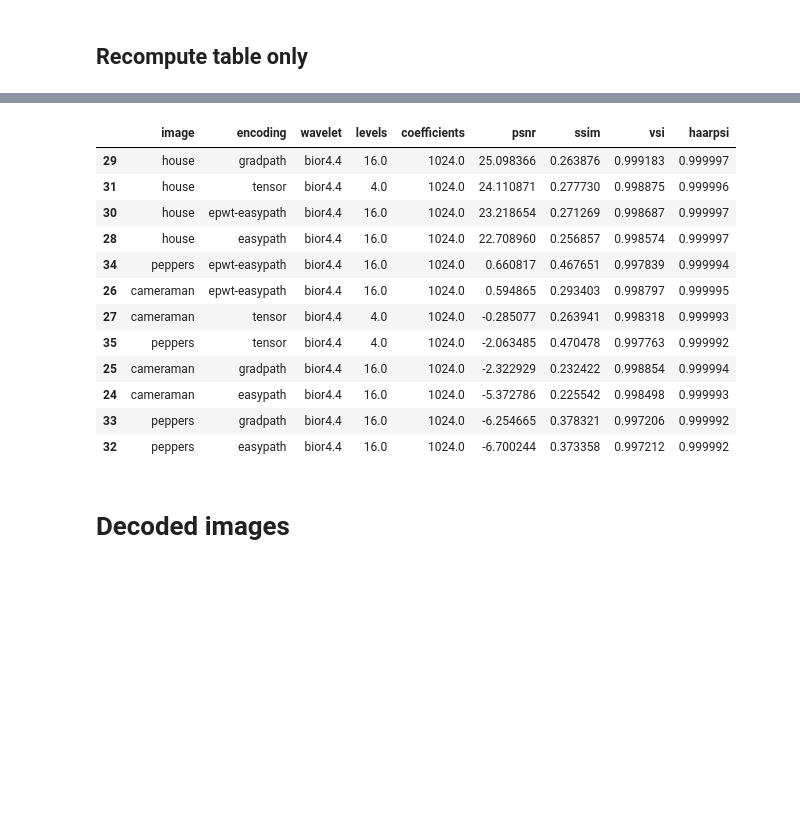
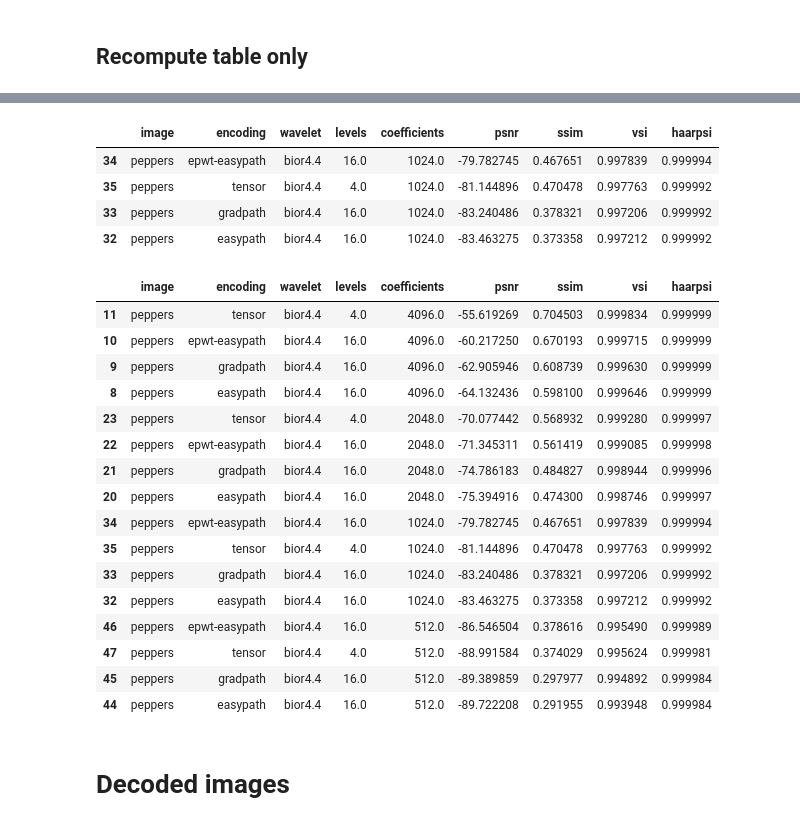
Before and after one commit to nareto/rbepwt, a Jupyter notebook: notebooks/table-characteristics.ipynb, the cells around one changed output, grey strips where cells are left out. Cells and saved outputs as stored; diff of their text form; code cells hidden in the pictures; blank space fills up the shorter version.

```diff
--- a/notebooks/table-characteristics.ipynb
+++ b/notebooks/table-characteristics.ipynb
@@ -19,6 +20,7 @@ img_codenames = ['peppers256-easypath-bior4.4-16levels',\
                  'cameraman256-gradpath-bior4.4-16levels',\
                  'cameraman256-epwt-easypath-bior4.4-16levels',\
 ]
+img_codenames = ['peppers256-gradpath-haar-16levels']
 #they havel all 256*256=65536 pixels
 thresholds = [4096,2048,1024,512]
 #save = False
@@ -50,7 +52,8 @@ for thresh in thresholds:
         imgname,encoding = splitted[:2]
         imgname = imgname.rstrip('256')
         #print(imgname,encoding)
-        table.loc[len(table)] = [imgname,encoding,'bior4.4',16,thresh,psnr,ssim,vsi,haarpsi]
+        #table.loc[len(table)] = [imgname,encoding,'bior4.4',16,thresh,psnr,ssim,vsi,haarpsi]
+        table.loc[len(table)] = [imgname,encoding,'haar',16,thresh,psnr,ssim,vsi,haarpsi]
         print(table)
 # %% [output]
 --DECODING: finished working on level 16
@@ -74,12 +77,15 @@ for thresh in thresholds:
 # Compute DWT encodings and save them
 # %%
 #tensor product wavelet transform
-fnames = ['peppers256.png','house256.png','cameraman256.png']
+imgpath = '../img/'
+#fnames = ['peppers256.png','house256.png','cameraman256.png']
+fnames = ['peppers256.png']
 for thresh in thresholds:
     for fname in fnames:
         img = rbepwt.Image()
         img.read(imgpath+fname)
-        img.encode_dwt(4,'bior4.4')
+        #img.encode_dwt(4,'bior4.4')
+        img.encode_dwt(8,'haar')
         img.dwt.threshold_coefs(thresh)
         img.decode_dwt()
         psnr = img.psnr()
@@ -87,29 +93,38 @@ for thresh in thresholds:
         vsi = img.vsi()
         haarpsi = img.haarpsi()
         imgname = fname.rstrip('.png')
-        savename = imgname+'-tensor-bior4.4-4levels--'+str(thresh)
+        #savename = imgname+'-tensor-bior4.4-4levels--'+str(thresh)
+        savename = imgname+'-tensor-haar-8levels--'+str(thresh)
         img.save_pickle(savedir+savename)
-        table.loc[len(table)] = [imgname.rstrip('256'),'tensor','bior4.4',4,thresh,psnr,ssim,vsi,haarpsi]
+        #table.loc[len(table)] = [imgname.rstrip('256'),'tensor','bior4.4',4,thresh,psnr,ssim,vsi,haarpsi]
+        table.loc[len(table)] = [imgname.rstrip('256'),'tensor','haar',8,thresh,psnr,ssim,vsi,haarpsi]
 # %% [markdown]
 ## Recompute table only
 # %%
 table = pd.DataFrame(columns=['image','encoding','wavelet','levels','coefficients','psnr','ssim','vsi','haarpsi'])
+#img_names = ['cameraman256','house256','peppers256']
+img_names = ['peppers256']
+#encodings = ['easypath','gradpath','epwt-easypath','tensor']
+encodings = ['gradpath','tensor']
 for thresh in thresholds:
-    for imgname in ['cameraman256','house256','peppers256']:
-        for enc in ['easypath','gradpath','epwt-easypath','tensor']:
+    for imgname in img_names:
+        for enc in encodings:
             img = rbepwt.Image()
             if enc == 'tensor':
-                levs = '4'
+                #levs = '4'
+                levs = '8'
             else:
                 levs = '16'
-            loadstr = savedir+imgname+'-'+enc+'-bior4.4'+'-'+levs+'levels--'+str(thresh)
+            #loadstr = savedir+imgname+'-'+enc+'-bior4.4'+'-'+levs+'levels--'+str(thresh)
+            loadstr = savedir+imgname+'-'+enc+'-haar'+'-'+levs+'levels--'+str(thresh)
             #print(loadstr)
             img.load_pickle(loadstr)
             psnr = img.psnr()
             ssim = img.ssim()
             vsi = img.vsi()
             haarpsi = img.haarpsi()
-            table.loc[len(table)] = [imgname.rstrip('256'),enc,'bior4.4',int(levs),thresh,psnr,ssim,vsi,haarpsi]
+            #table.loc[len(table)] = [imgname.rstrip('256'),enc,'bior4.4',int(levs),thresh,psnr,ssim,vsi,haarpsi]
+            table.loc[len(table)] = [imgname.rstrip('256'),enc,'haar',int(levs),thresh,psnr,ssim,vsi,haarpsi]
 # %%
 table
 # %% [output]
@@ -156,19 +155,31 @@ tsorted
 # %%
-tsorted[tsorted['coefficients'] == 1024].sort('psnr',ascending=False)
+tsorted[(tsorted['coefficients'] == 1024) & (tsorted['image'] == 'peppers')].sort('psnr',ascending=False)
 # %% [output]
 |  | image | encoding | wavelet | levels | coefficients | psnr | ssim | vsi | haarpsi |
-| 29 | house | gradpath | bior4.4 | 16.0 | 1024.0 | 25.098366 | 0.263876 | 0.999183 | 0.999997 |
-| 31 | house | tensor | bior4.4 | 4.0 | 1024.0 | 24.110871 | 0.277730 | 0.998875 | 0.999996 |
-| 30 | house | epwt-easypath | bior4.4 | 16.0 | 1024.0 | 23.218654 | 0.271269 | 0.998687 | 0.999997 |
-| 28 | house | easypath | bior4.4 | 16.0 | 1024.0 | 22.708960 | 0.256857 | 0.998574 | 0.999997 |
-| 34 | peppers | epwt-easypath | bior4.4 | 16.0 | 1024.0 | 0.660817 | 0.467651 | 0.997839 | 0.999994 |
-| 26 | cameraman | epwt-easypath | bior4.4 | 16.0 | 1024.0 | 0.594865 | 0.293403 | 0.998797 | 0.999995 |
-| 27 | cameraman | tensor | bior4.4 | 4.0 | 1024.0 | -0.285077 | 0.263941 | 0.998318 | 0.999993 |
-| 35 | peppers | tensor | bior4.4 | 4.0 | 1024.0 | -2.063485 | 0.470478 | 0.997763 | 0.999992 |
-| 25 | cameraman | gradpath | bior4.4 | 16.0 | 1024.0 | -2.322929 | 0.232422 | 0.998854 | 0.999994 |
-| 24 | cameraman | easypath | bior4.4 | 16.0 | 1024.0 | -5.372786 | 0.225542 | 0.998498 | 0.999993 |
-| 33 | peppers | gradpath | bior4.4 | 16.0 | 1024.0 | -6.254665 | 0.378321 | 0.997206 | 0.999992 |
-| 32 | peppers | easypath | bior4.4 | 16.0 | 1024.0 | -6.700244 | 0.373358 | 0.997212 | 0.999992 |
+| 34 | peppers | epwt-easypath | bior4.4 | 16.0 | 1024.0 | -79.782745 | 0.467651 | 0.997839 | 0.999994 |
+| 35 | peppers | tensor | bior4.4 | 4.0 | 1024.0 | -81.144896 | 0.470478 | 0.997763 | 0.999992 |
+| 33 | peppers | gradpath | bior4.4 | 16.0 | 1024.0 | -83.240486 | 0.378321 | 0.997206 | 0.999992 |
+| 32 | peppers | easypath | bior4.4 | 16.0 | 1024.0 | -83.463275 | 0.373358 | 0.997212 | 0.999992 |
+# %%
+tsorted[(tsorted['image'] == 'peppers')].sort('psnr',ascending=False)
+# %% [output]
+|  | image | encoding | wavelet | levels | coefficients | psnr | ssim | vsi | haarpsi |
+| 11 | peppers | tensor | bior4.4 | 4.0 | 4096.0 | -55.619269 | 0.704503 | 0.999834 | 0.999999 |
+| 10 | peppers | epwt-easypath | bior4.4 | 16.0 | 4096.0 | -60.217250 | 0.670193 | 0.999715 | 0.999999 |
+| 9 | peppers | gradpath | bior4.4 | 16.0 | 4096.0 | -62.905946 | 0.608739 | 0.999630 | 0.999999 |
+| 8 | peppers | easypath | bior4.4 | 16.0 | 4096.0 | -64.132436 | 0.598100 | 0.999646 | 0.999999 |
+| 23 | peppers | tensor | bior4.4 | 4.0 | 2048.0 | -70.077442 | 0.568932 | 0.999280 | 0.999997 |
+| 22 | peppers | epwt-easypath | bior4.4 | 16.0 | 2048.0 | -71.345311 | 0.561419 | 0.999085 | 0.999998 |
+| 21 | peppers | gradpath | bior4.4 | 16.0 | 2048.0 | -74.786183 | 0.484827 | 0.998944 | 0.999996 |
+| 20 | peppers | easypath | bior4.4 | 16.0 | 2048.0 | -75.394916 | 0.474300 | 0.998746 | 0.999997 |
+| 34 | peppers | epwt-easypath | bior4.4 | 16.0 | 1024.0 | -79.782745 | 0.467651 | 0.997839 | 0.999994 |
+| 35 | peppers | tensor | bior4.4 | 4.0 | 1024.0 | -81.144896 | 0.470478 | 0.997763 | 0.999992 |
+| 33 | peppers | gradpath | bior4.4 | 16.0 | 1024.0 | -83.240486 | 0.378321 | 0.997206 | 0.999992 |
+| 32 | peppers | easypath | bior4.4 | 16.0 | 1024.0 | -83.463275 | 0.373358 | 0.997212 | 0.999992 |
+| 46 | peppers | epwt-easypath | bior4.4 | 16.0 | 512.0 | -86.546504 | 0.378616 | 0.995490 | 0.999989 |
+| 47 | peppers | tensor | bior4.4 | 4.0 | 512.0 | -88.991584 | 0.374029 | 0.995624 | 0.999981 |
+| 45 | peppers | gradpath | bior4.4 | 16.0 | 512.0 | -89.389859 | 0.297977 | 0.994892 | 0.999984 |
+| 44 | peppers | easypath | bior4.4 | 16.0 | 512.0 | -89.722208 | 0.291955 | 0.993948 | 0.999984 |
 # %% [markdown]
 # Decoded images
 # %%
```
Also changed, not shown: parts of 9 cells of this notebook, 1 other file.
